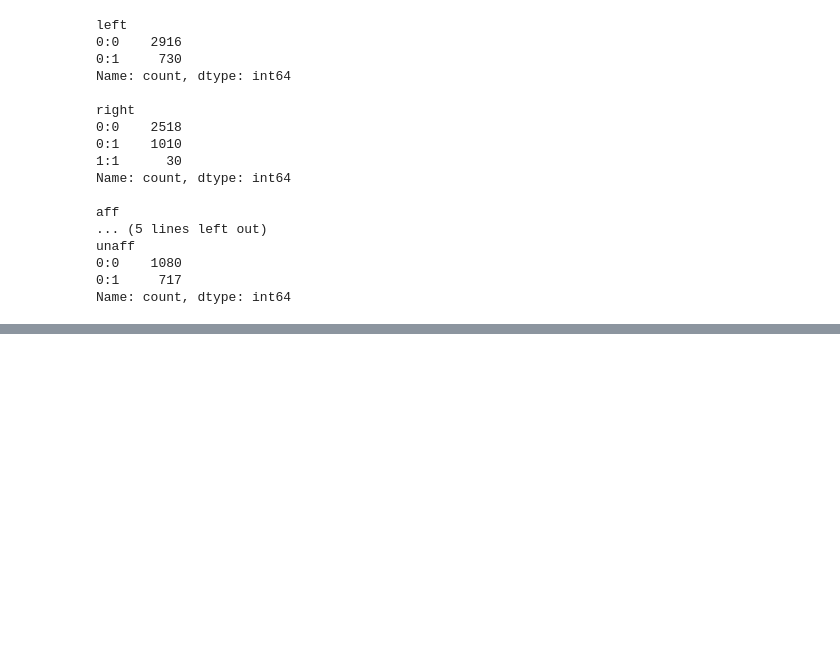
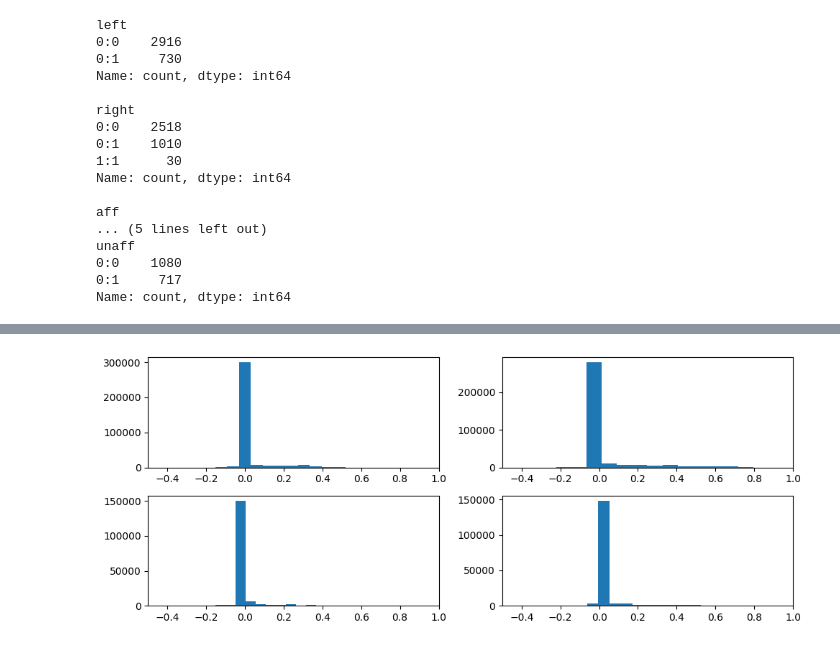
Before and after one commit to siva82kb/gmac, a Jupyter notebook: notebooks/01-gmac_optimization.ipynb, the cells around one changed output, grey strips where cells are left out. Saved outputs shown, nothing was run; the diff lists cells and outputs as text; code cells hidden in the pictures; blank space fills up the shorter version.

```diff
--- a/notebooks/01-gmac_optimization.ipynb
+++ b/notebooks/01-gmac_optimization.ipynb
@@ -729,0 +764,17 @@ def get_param_comb_difference(x1: np.array, x2: np.array) -> np.array:
+# %%
+fig = plt.figure(figsize=(10, 4))
+ax = fig.add_subplot(221)
+ax.hist(allanalysisdf["left"]["youden"].values, bins=20);
+ax.set_xlim(-0.5, 1.0)
+ax = fig.add_subplot(222)
+ax.hist(allanalysisdf["right"]["youden"].values, bins=20);
+ax.set_xlim(-0.5, 1.0)
+ax = fig.add_subplot(223)
+ax.hist(allanalysisdf["aff"]["youden"].values, bins=20);
+ax.set_xlim(-0.5, 1.0)
+ax = fig.add_subplot(224)
+ax.hist(allanalysisdf["unaff"]["youden"].values, bins=20);
+ax.set_xlim(-0.5, 1.0)
+plt.tight_layout()
+# %% [output]
+[figure, added]
```
Also changed, not shown: parts of 8 cells of this notebook.
